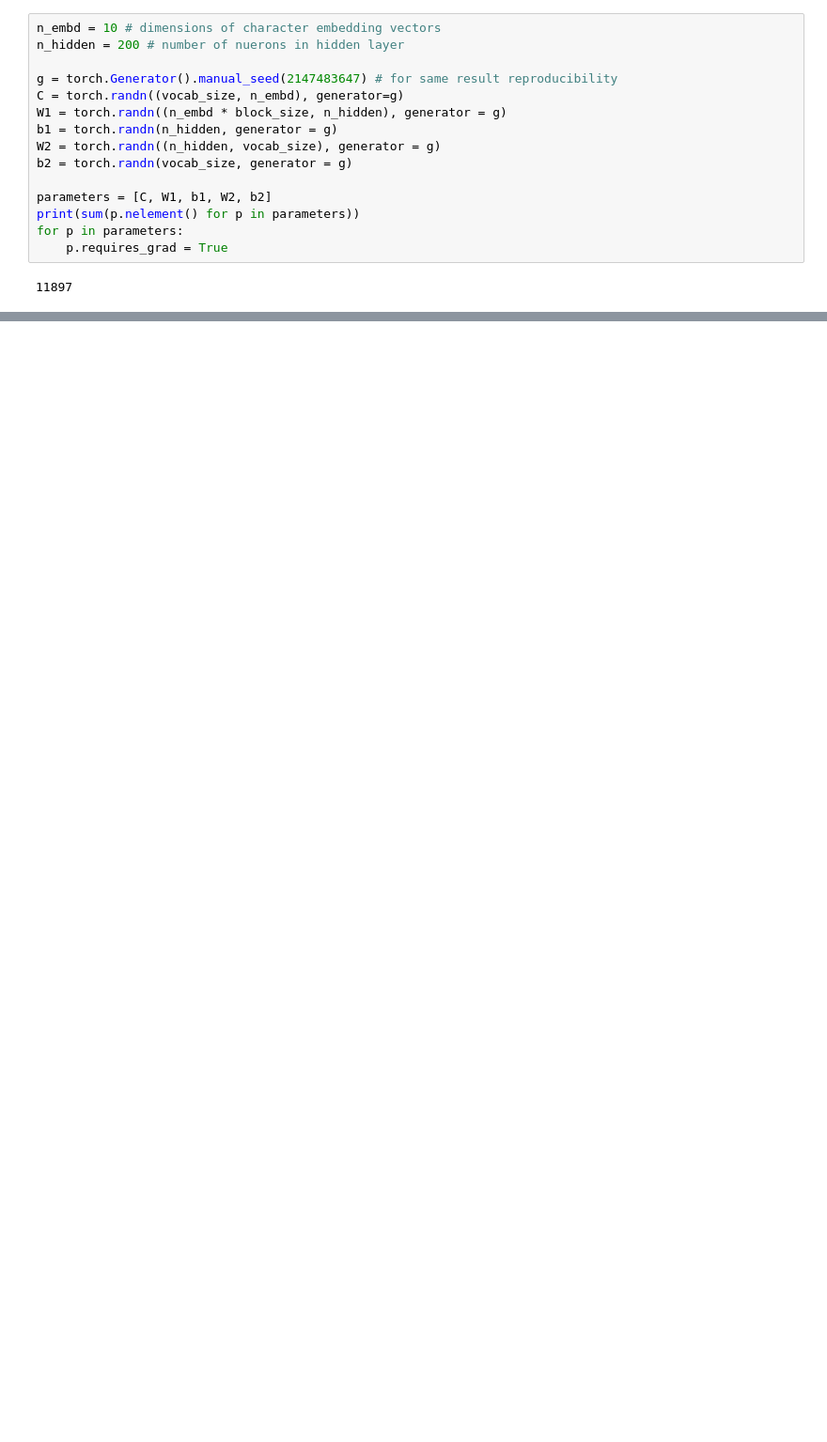
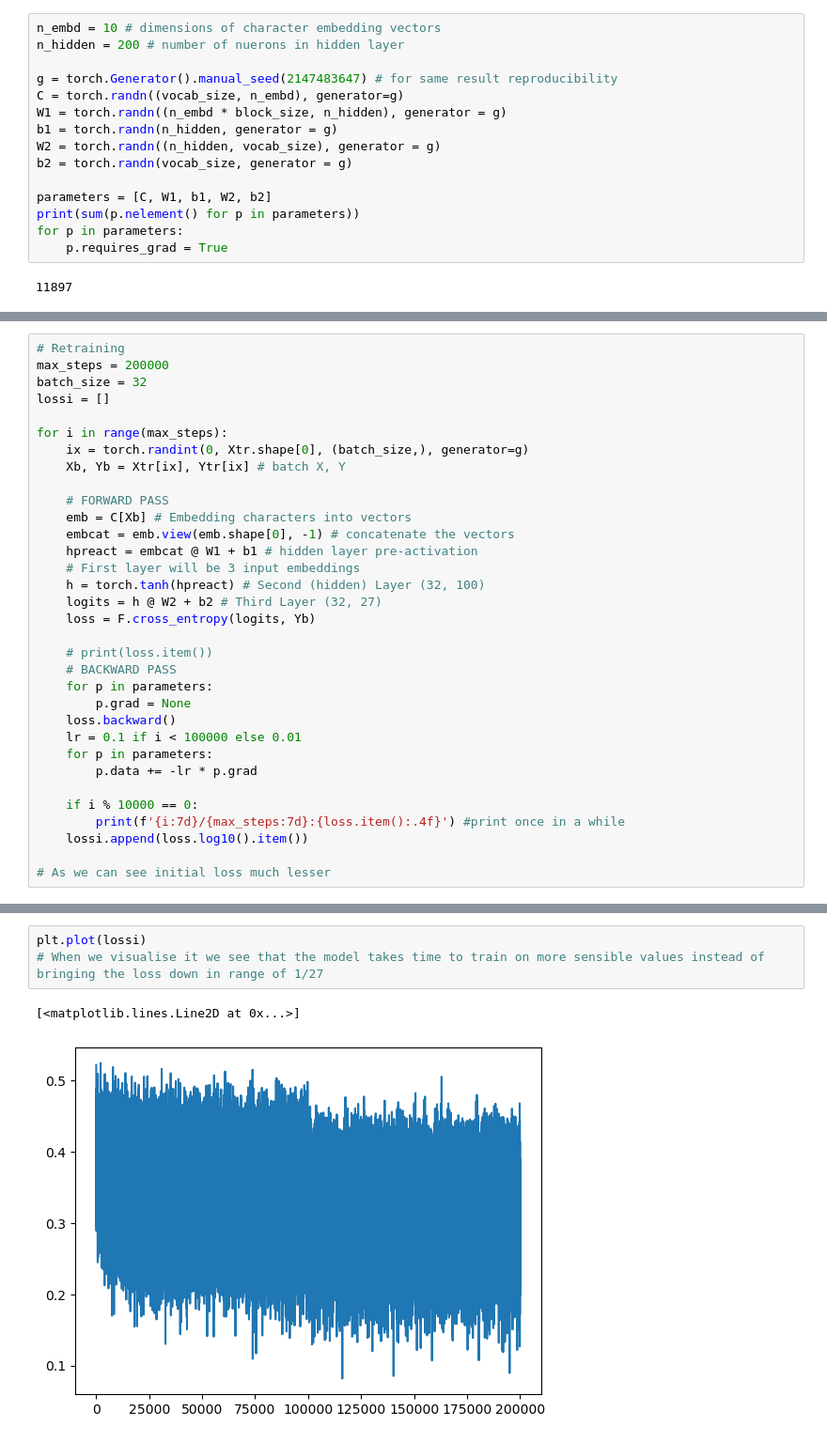
Before and after one commit to royalsanga24/Pytorch-Practice, a Jupyter notebook: MLP-2.ipynb, the cells around one changed output, grey strips where cells are left out. Shown at 94% size. Drawn from its saved outputs; the diff is of its cells as text; blank space fills up the shorter version.

```diff
--- a/MLP-2.ipynb
+++ b/MLP-2.ipynb
@@ -194,0 +219,33 @@ madiarynix.
+# %%
+# Retraining
+max_steps = 200000
+batch_size = 32
+lossi = []
+
+for i in range(max_steps):
+    ix = torch.randint(0, Xtr.shape[0], (batch_size,), generator=g)
+    Xb, Yb = Xtr[ix], Ytr[ix] # batch X, Y
+
+    # FORWARD PASS
+    emb = C[Xb] # Embedding characters into vectors
+    embcat = emb.view(emb.shape[0], -1) # concatenate the vectors
+    hpreact = embcat @ W1 + b1 # hidden layer pre-activation
+    # First layer will be 3 input embeddings
+    h = torch.tanh(hpreact) # Second (hidden) Layer (32, 100)
+    logits = h @ W2 + b2 # Third Layer (32, 27)
+    loss = F.cross_entropy(logits, Yb)
+
+    # print(loss.item())
+    # BACKWARD PASS
+    for p in parameters:
+        p.grad = None
+    loss.backward()
+    lr = 0.1 if i < 100000 else 0.01
+    for p in parameters:
+        p.data += -lr * p.grad
+
+    if i % 10000 == 0:
+        print(f'{i:7d}/{max_steps:7d}:{loss.item():.4f}') #print once in a while
+    lossi.append(loss.log10().item())
+
+# As we can see initial loss much lesser
@@ -194,0 +273,6 @@ madiarynix.
+# %%
+plt.plot(lossi)
+# When we visualise it we see that the model takes time to train on more sensible values instead of bringing the loss down in range of 1/27
+# %% [output]
+[<matplotlib.lines.Line2D at 0x...>]
+[figure, added]
```
Also changed, not shown: parts of 8 cells of this notebook.
